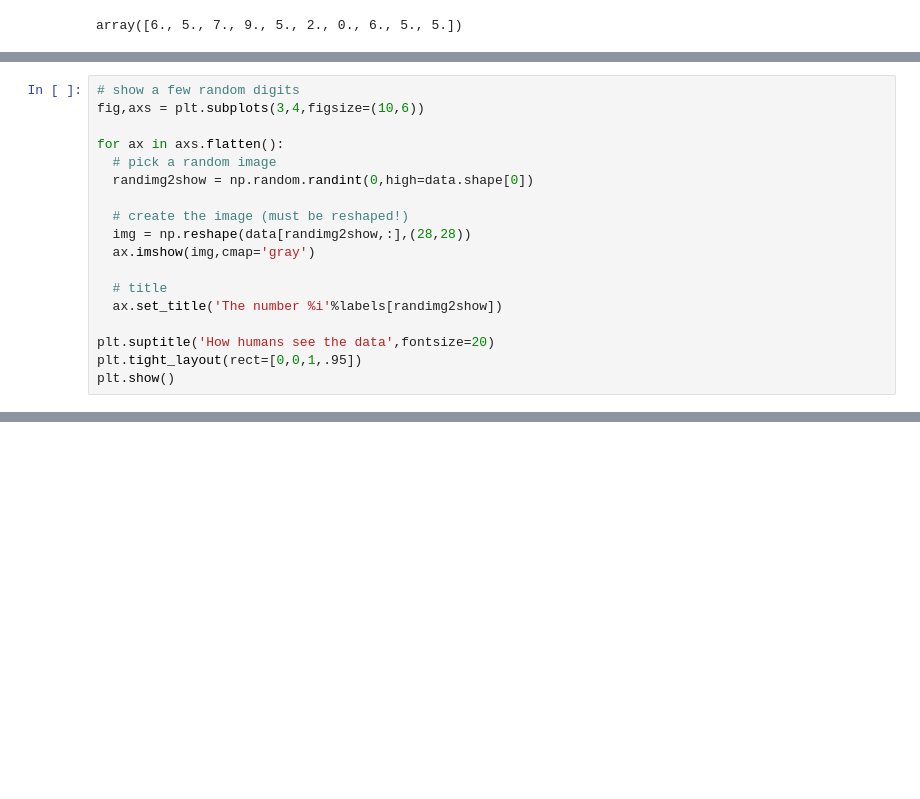
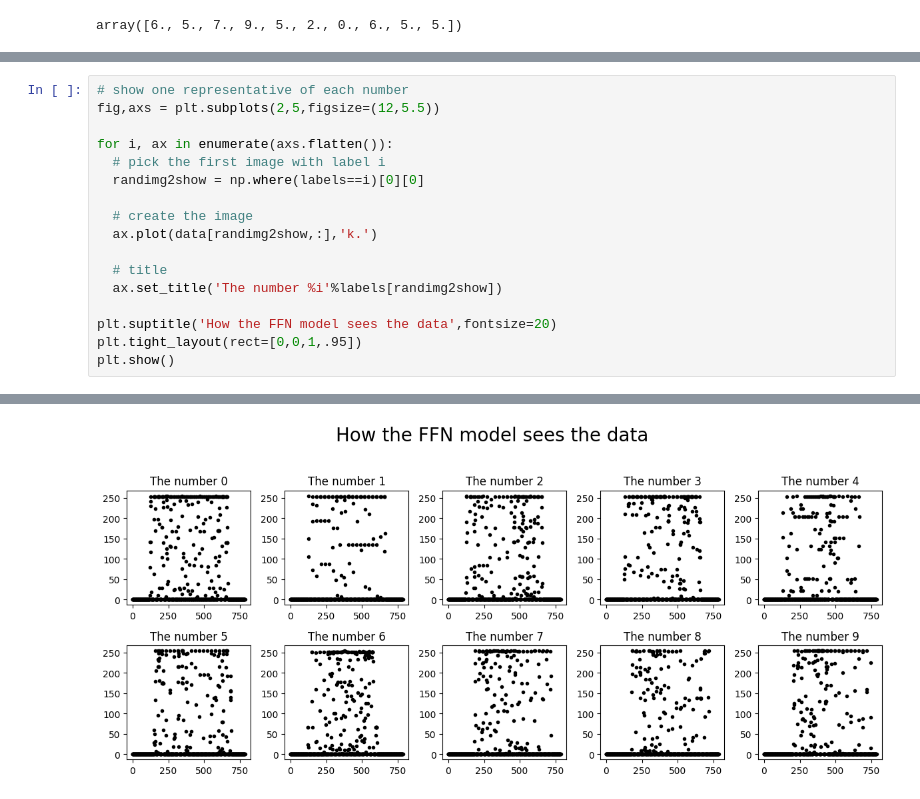
Before and after one commit to marzzelo/DeepUnderstandingOfDeepLearning, a Jupyter notebook: FFN/DUDL_FFN_aboutMNIST.ipynb, the cells around one changed output, grey strips where cells are left out. Drawn from its saved outputs; the diff is of its cells as text; blank space fills up the shorter version.

```diff
--- a/FFN/DUDL_FFN_aboutMNIST.ipynb
+++ b/FFN/DUDL_FFN_aboutMNIST.ipynb
@@ -44,19 +86,18 @@ array([6., 5., 7., 9., 5., 2., 0., 6., 5., 5.])
 # %%
-# show a few random digits
-fig,axs = plt.subplots(3,4,figsize=(10,6))
+# show one representative of each number
+fig,axs = plt.subplots(2,5,figsize=(12,5.5))
 
-for ax in axs.flatten():
-  # pick a random image
-  randimg2show = np.random.randint(0,high=data.shape[0])
+for i, ax in enumerate(axs.flatten()):
+  # pick the first image with label i
+  randimg2show = np.where(labels==i)[0][0]
 
-  # create the image (must be reshaped!)
-  img = np.reshape(data[randimg2show,:],(28,28))
-  ax.imshow(img,cmap='gray')
+  # create the image
+  ax.plot(data[randimg2show,:],'k.')
 
   # title
   ax.set_title('The number %i'%labels[randimg2show])
 
-plt.suptitle('How humans see the data',fontsize=20)
+plt.suptitle('How the FFN model sees the data',fontsize=20)
 plt.tight_layout(rect=[0,0,1,.95])
 plt.show()
 # %% [output]
@@ -63,0 +104 @@ plt.show()
+[figure, added]
```
Also changed, not shown: parts of 10 cells of this notebook, 3 other files.
